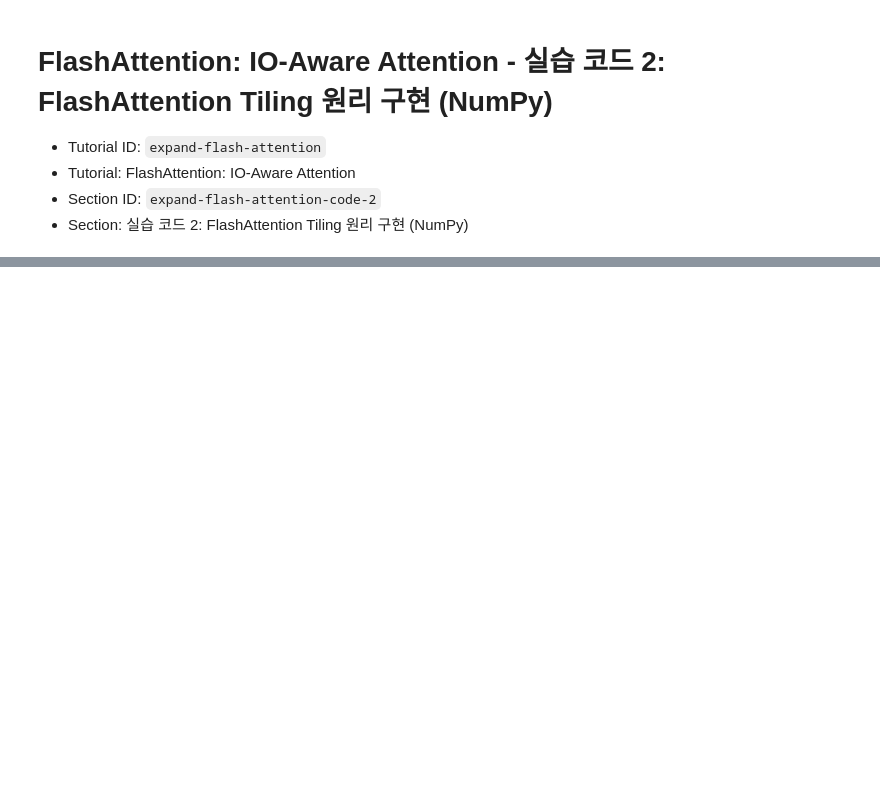
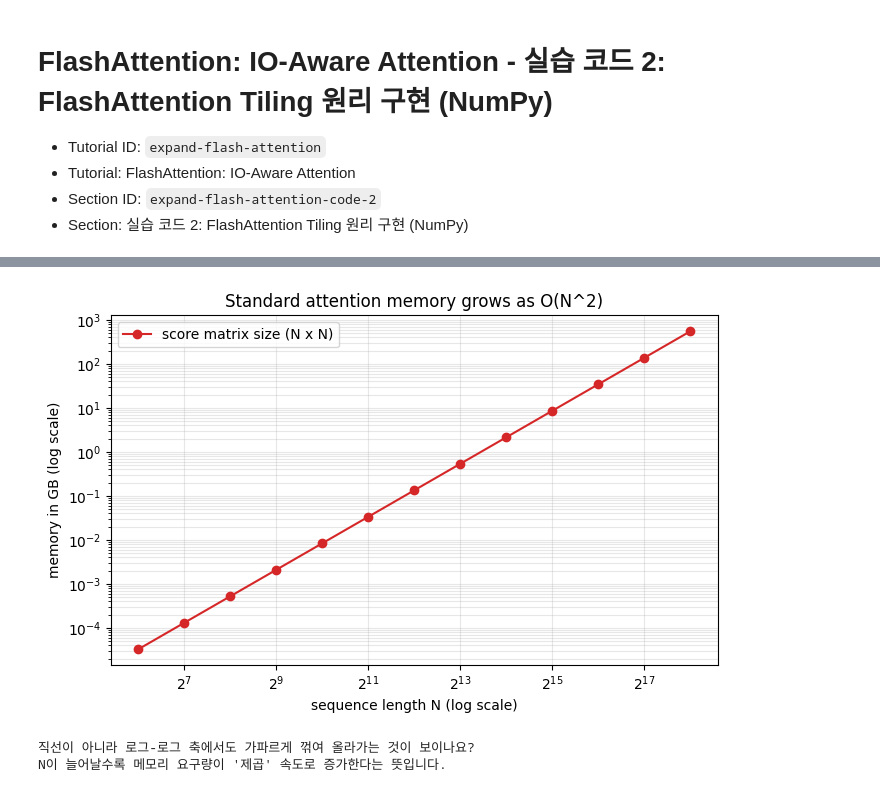
Before and after one commit to transformerfoundation/colab-practice-test, a Jupyter notebook: tutorial_ipynb_collection_ver_4/026_FlashAttention-IO-Aware-Attention__Practice-Code-2-FlashAttention-Tiling-Principles-Implementation-NumPy.ipynb, the cells around one changed output, grey strips where cells are left out. Saved outputs shown, nothing was run; the diff lists cells and outputs as text; code cells hidden in the pictures; blank space fills up the shorter version.

```diff
--- a/tutorial_ipynb_collection_ver_4/026_FlashAttention-IO-Aware-Attention__Practice-Code-2-FlashAttention-Tiling-Principles-Implementation-NumPy.ipynb
+++ b/tutorial_ipynb_collection_ver_4/026_FlashAttention-IO-Aware-Attention__Practice-Code-2-FlashAttention-Tiling-Principles-Implementation-NumPy.ipynb
@@ -125,0 +264,29 @@ print(f"  절감률: {(1 - flash_mem/standard_mem)*100:.1f}%")
+# %%
+import matplotlib.pyplot as plt
+
+# 더 촘촘한 N 범위로 그래프를 그려 N^2으로 폭발하는 모습을 확인합니다.
+# (그림 안의 글자는 노트북 실행 환경마다 한글 폰트가 다를 수 있어
+#  호환을 위해 영어로 표기했습니다. 의미는 위 표와 아래 설명으로
+#  충분히 알 수 있습니다.)
+N_range = np.array([2 ** k for k in range(6, 19)])   # 64 ~ 262144
+standard_bytes = N_range.astype(np.float64) ** 2 * BYTES_PER_FLOAT64
+
+fig, ax = plt.subplots(figsize=(7, 4.5))
+ax.plot(N_range, standard_bytes / 1e9, marker="o", color="#d62728",
+        label="score matrix size (N x N)")
+ax.set_xscale("log", base=2)
+ax.set_yscale("log")
+ax.set_xlabel("sequence length N (log scale)")
+ax.set_ylabel("memory in GB (log scale)")
+ax.set_title("Standard attention memory grows as O(N^2)")
+ax.grid(True, which="both", alpha=0.3)
+ax.legend()
+plt.tight_layout()
+plt.show()
+
+print("직선이 아니라 로그-로그 축에서도 가파르게 꺾여 올라가는 것이 보이나요?")
+print("N이 늘어날수록 메모리 요구량이 '제곱' 속도로 증가한다는 뜻입니다.")
+# %% [output]
+[figure, added]
+직선이 아니라 로그-로그 축에서도 가파르게 꺾여 올라가는 것이 보이나요?
+N이 늘어날수록 메모리 요구량이 '제곱' 속도로 증가한다는 뜻입니다.
```
Also changed, not shown: parts of 24 cells of this notebook, 4 other files.
